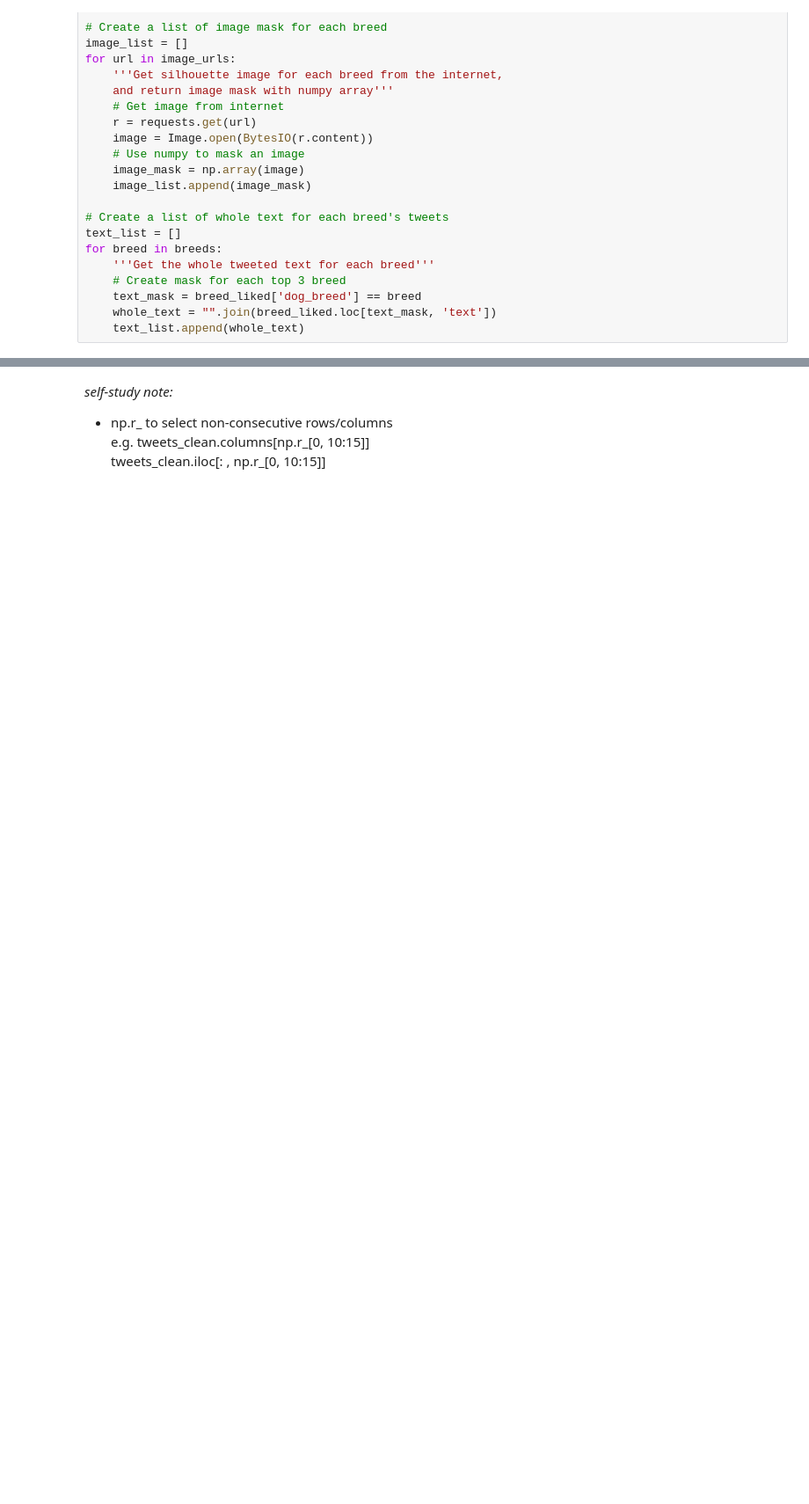
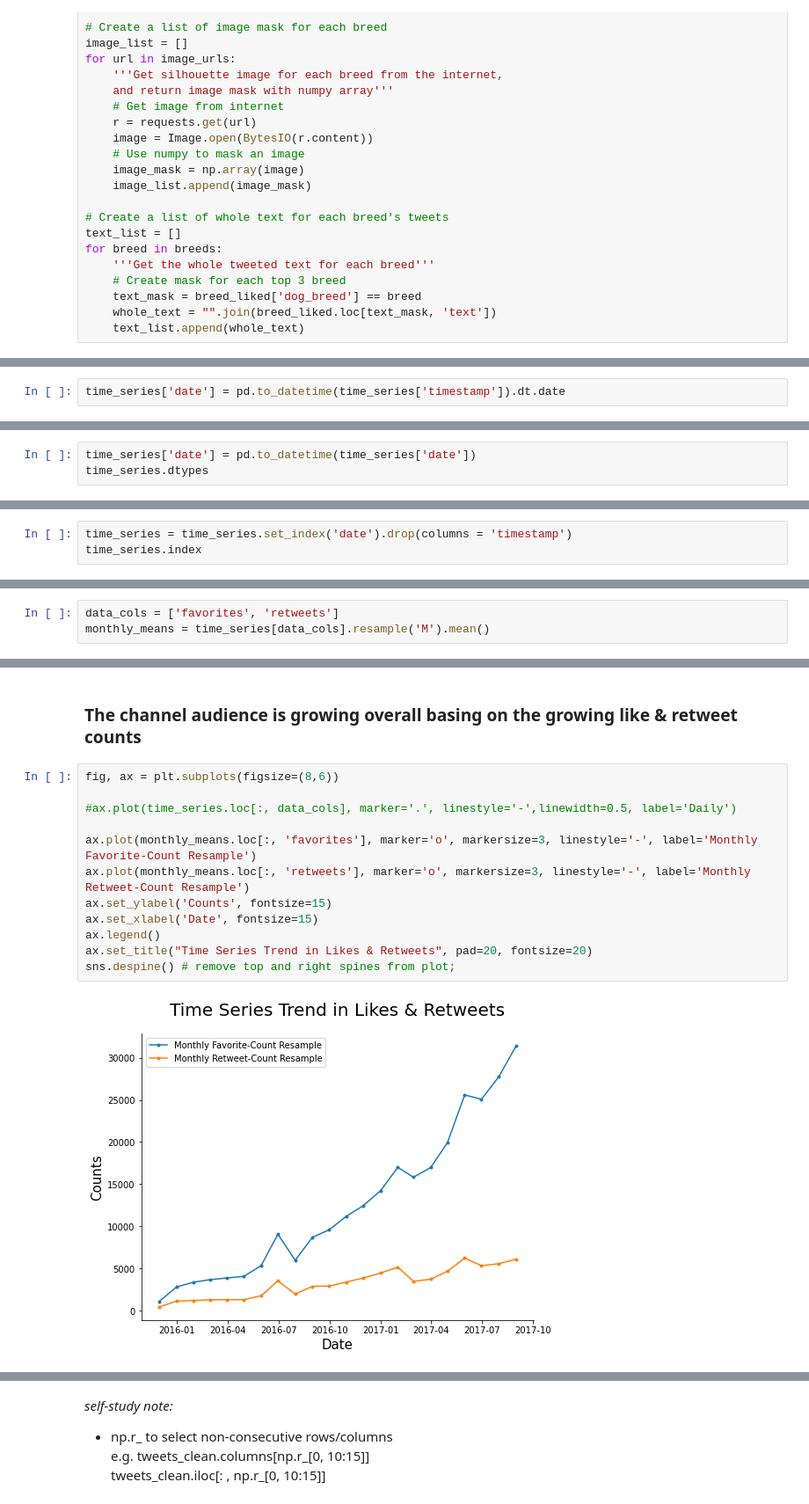
Before and after one commit to SEJUNGJENN-C/WeRateDogs_Twitter_Analysis, a Jupyter notebook: weratedogs-twitter.ipynb, the cells around one changed output, grey strips where cells are left out. Shown at 88% size. Saved outputs shown, nothing was run; the diff lists cells and outputs as text; blank space fills up the shorter version.

Commit message:
Add time series visualisation & analysis

```diff
--- a/weratedogs-twitter.ipynb
+++ b/weratedogs-twitter.ipynb
@@ -666,0 +666,2 @@ for breed, image, text in zip(breeds, image_list, text_list):
+# %%
+time_series['date'] = pd.to_datetime(time_series['timestamp']).dt.date
@@ -666,0 +674,3 @@ for breed, image, text in zip(breeds, image_list, text_list):
+# %%
+time_series['date'] = pd.to_datetime(time_series['date'])
+time_series.dtypes
@@ -666,0 +693,3 @@ for breed, image, text in zip(breeds, image_list, text_list):
+# %%
+time_series = time_series.set_index('date').drop(columns = 'timestamp')
+time_series.index
@@ -666,0 +705,3 @@ for breed, image, text in zip(breeds, image_list, text_list):
+# %%
+data_cols = ['favorites', 'retweets']
+monthly_means = time_series[data_cols].resample('M').mean()
@@ -666,0 +712,16 @@ for breed, image, text in zip(breeds, image_list, text_list):
+# %% [markdown]
+### The channel audience is growing overall basing on the growing like & retweet counts
+# %%
+fig, ax = plt.subplots(figsize=(8,6))
+
+#ax.plot(time_series.loc[:, data_cols], marker='.', linestyle='-',linewidth=0.5, label='Daily')
+
+ax.plot(monthly_means.loc[:, 'favorites'], marker='o', markersize=3, linestyle='-', label='Monthly Favorite-Count Resample')
+ax.plot(monthly_means.loc[:, 'retweets'], marker='o', markersize=3, linestyle='-', label='Monthly Retweet-Count Resample')
+ax.set_ylabel('Counts', fontsize=15)
+ax.set_xlabel('Date', fontsize=15)
+ax.legend()
+ax.set_title("Time Series Trend in Likes & Retweets", pad=20, fontsize=20)
+sns.despine() # remove top and right spines from plot;
+# %% [output]
+[figure, added]
```
Also changed, not shown: parts of 25 cells of this notebook.
